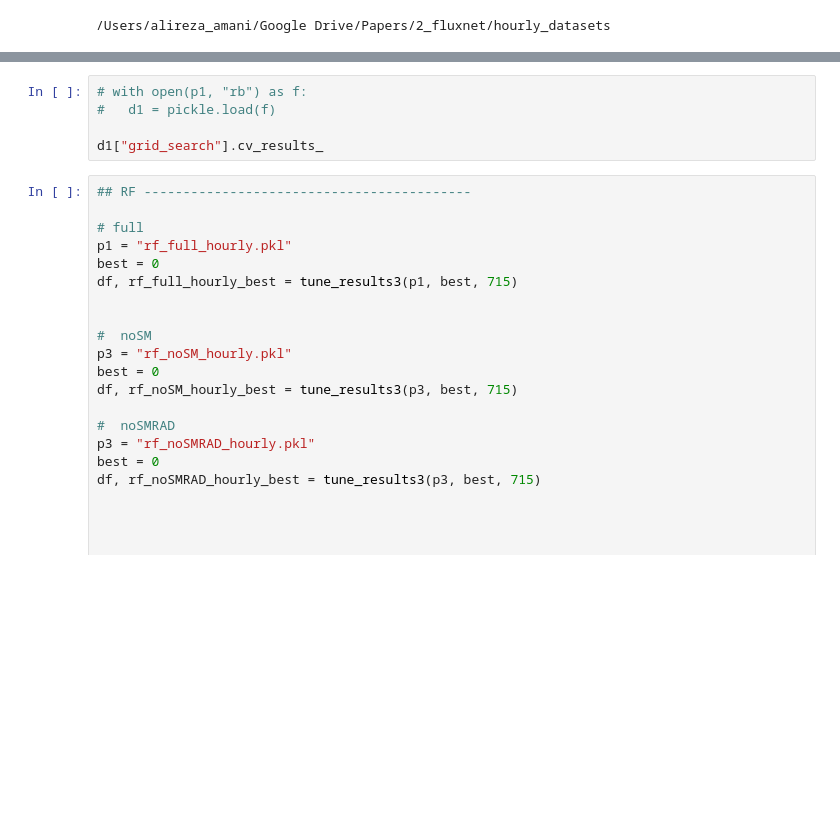
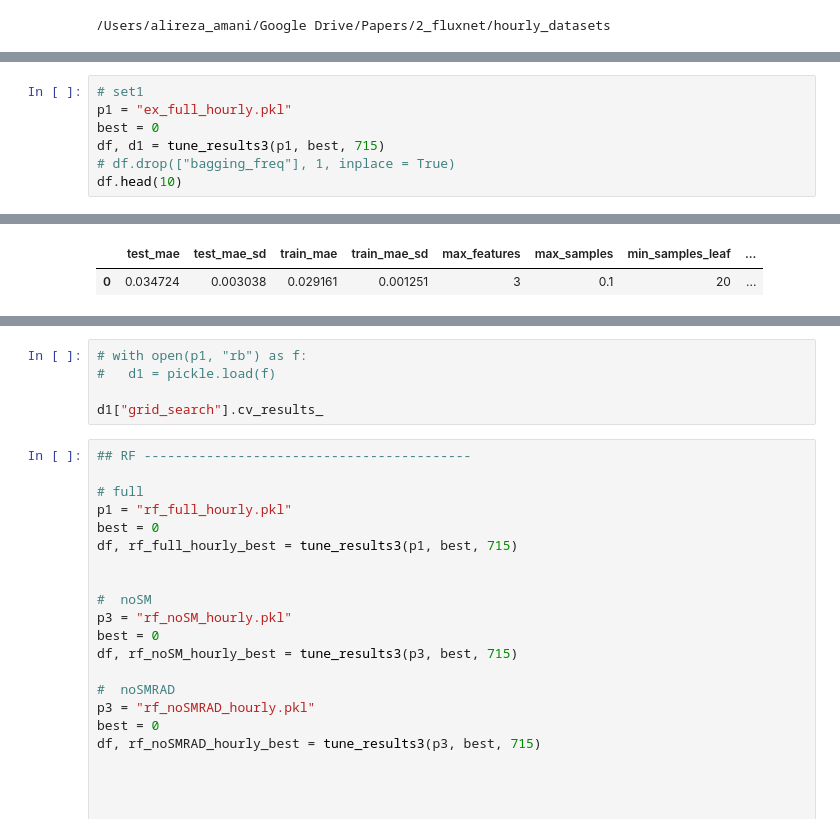
Before and after one commit to Alireza-Amani/papers_codes, a Jupyter notebook: 2_fluxnet.ipynb, the cells around one changed output, grey strips where cells are left out. Cells and saved outputs as stored; diff of their text form; blank space fills up the shorter version.

```diff
--- a/2_fluxnet.ipynb
+++ b/2_fluxnet.ipynb
@@ -353,0 +350,8 @@ df.head()
+# %%
+# set1
+p1 = "ex_full_hourly.pkl"
+best = 0
+df, d1 = tune_results3(p1, best, 715)
+# df.drop(["bagging_freq"], 1, inplace = True)
+df.head(10)
+# %% [output]
@@ -353,0 +359,2 @@ df.head()
+|  | test_mae | test_mae_sd | train_mae | train_mae_sd | max_features | max_samples | min_samples_leaf | ... |
+| 0 | 0.034724 | 0.003038 | 0.029161 | 0.001251 | 3 | 0.1 | 20 | ... |
```
Also changed, not shown: parts of 7 cells of this notebook.
